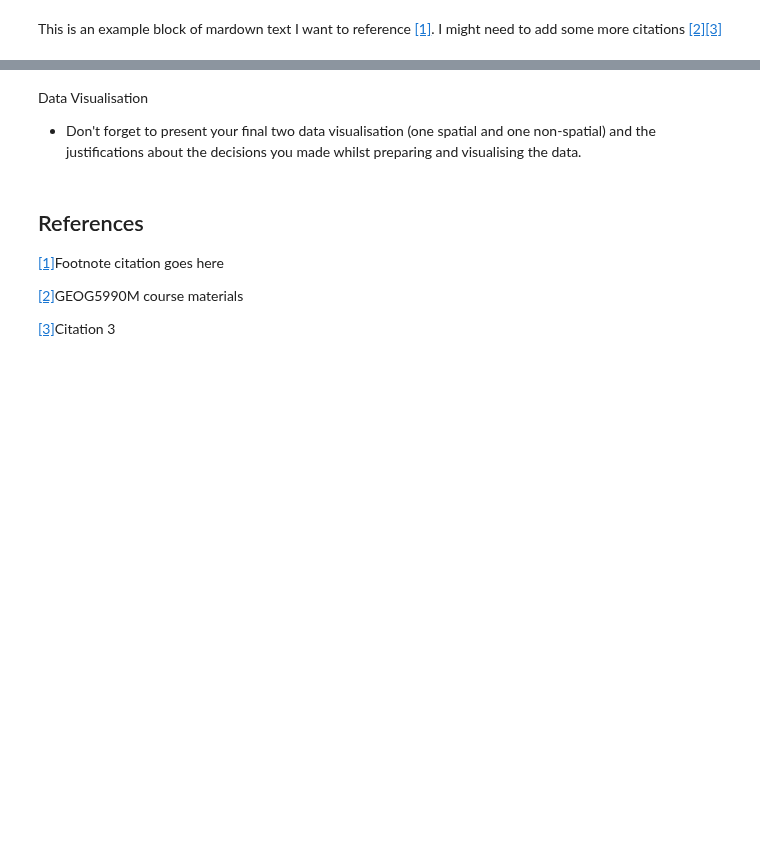
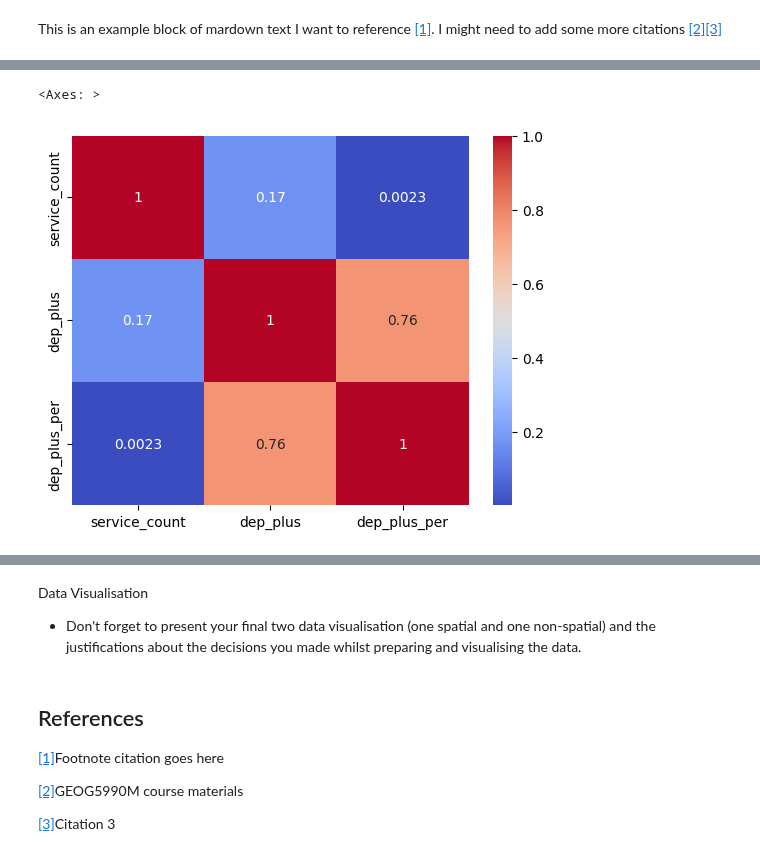
Before and after one commit to smtz0472/GEOG5415, a Jupyter notebook: notebooks/assignment_templates/GEOG5990M_Final_Project_template.ipynb, the cells around one changed output, grey strips where cells are left out. Saved outputs shown, nothing was run; the diff lists cells and outputs as text; code cells hidden in the pictures; blank space fills up the shorter version.

```diff
--- a/notebooks/assignment_templates/GEOG5990M_Final_Project_template.ipynb
+++ b/notebooks/assignment_templates/GEOG5990M_Final_Project_template.ipynb
@@ -333,0 +499,8 @@ This is an example block of mardown text I want to reference <a href="#ref1">[1]
+# %%
+#create a subset containing only numeric columns.
+leeds_lsoa_dep_sub=leeds_lsoa_dep[['service_count','dep_plus','dep_plus_per']]
+#creat a heatmap
+sns.heatmap(leeds_lsoa_dep_sub.corr(),cmap='coolwarm',annot=True)
+# %% [output]
+<Axes: >
+[figure, added]
```
Also changed, not shown: parts of 26 cells of this notebook.
